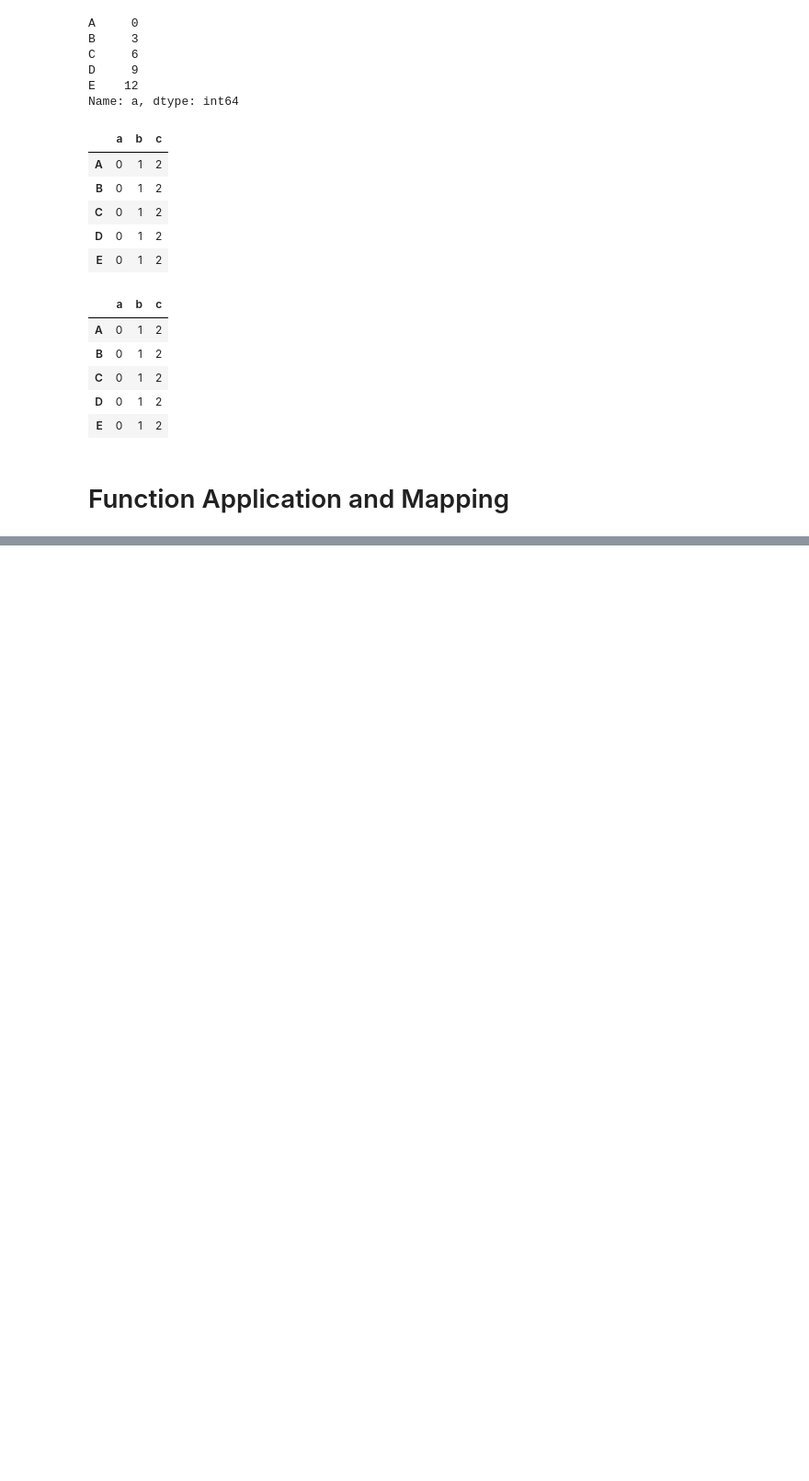
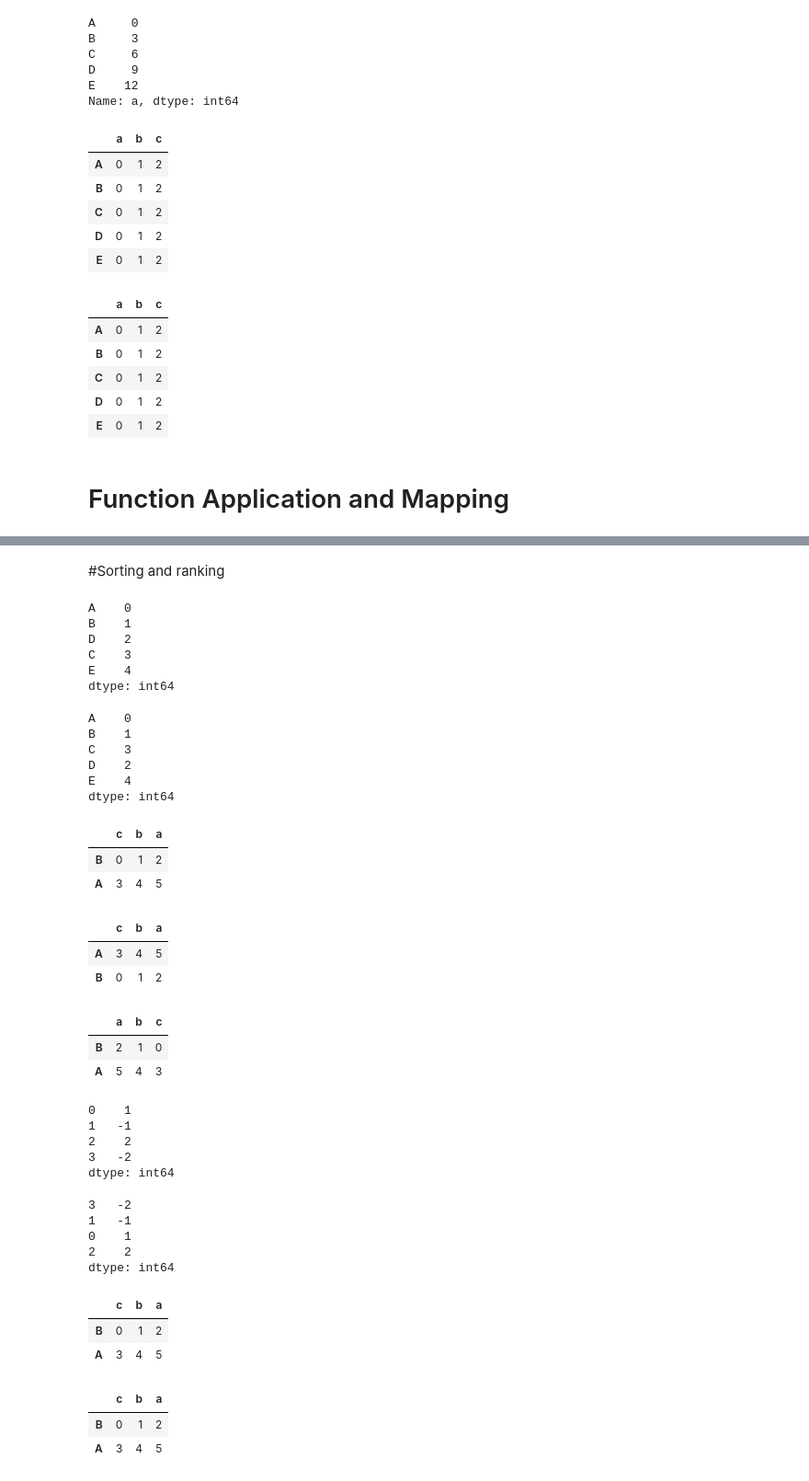
Before and after one commit to alekhaya99/Pandas_Tutorial, a Jupyter notebook: Pandas_Tutorial_2.ipynb, the cells around one changed output, grey strips where cells are left out. Shown at 92% size. Drawn from its saved outputs; the diff is of its cells as text; code cells hidden in the pictures; blank space fills up the shorter version.

```diff
--- a/Pandas_Tutorial_2.ipynb
+++ b/Pandas_Tutorial_2.ipynb
@@ -785 +785,44 @@ E    0.89
 Name: e, dtype: object
+# %% [markdown]
+#Sorting and ranking
+# %%
+Object_5=pd.Series(range(0,5),index=['A','B','D','C','E'])
+Object_5
+# %% [output]
+A    0
+B    1
+D    2
+C    3
+E    4
+dtype: int64
+# %%
+#For sorting the series
+Object_5.sort_index()
+# %% [output]
+A    0
+B    1
+C    3
+D    2
+E    4
+dtype: int64
+# %%
+Data_Frame5=pd.DataFrame(np.arange(6).reshape((2,3)),index=['B','A'],columns=['c','b','a'])
+Data_Frame5
+# %% [output]
+|  | c | b | a |
+| B | 0 | 1 | 2 |
+| A | 3 | 4 | 5 |
+# %%
+#Soerting in Data_Frame
+Data_Frame5.sort_index()
+# %% [output]
+|  | c | b | a |
+| A | 3 | 4 | 5 |
+| B | 0 | 1 | 2 |
+# %%
+#Sorting of DataFrame in column
+Data_Frame5.sort_index(axis=1)
+# %% [output]
+|  | a | b | c |
+| B | 2 | 1 | 0 |
+| A | 5 | 4 | 3 |
@@ -785,0 +832,31 @@ Name: e, dtype: object
+# %%
+Object_6=pd.Series([1,-1,2,-2])
+Object_6
+# %% [output]
+0    1
+1   -1
+2    2
+3   -2
+dtype: int64
+# %%
+#In order to sort the values, the missing values will be sorted at the end
+Object_6.sort_values()
+# %% [output]
+3   -2
+1   -1
+0    1
+2    2
+dtype: int64
+# %%
+#In order to sort the values for a particular column
+Data_Frame5.sort_values(by='a')
+# %% [output]
+|  | c | b | a |
+| B | 0 | 1 | 2 |
+| A | 3 | 4 | 5 |
+# %%
+Data_Frame5.sort_values(by=['a','b'])
+# %% [output]
+|  | c | b | a |
+| B | 0 | 1 | 2 |
+| A | 3 | 4 | 5 |
```
Also changed, not shown: parts of 15 cells of this notebook.
